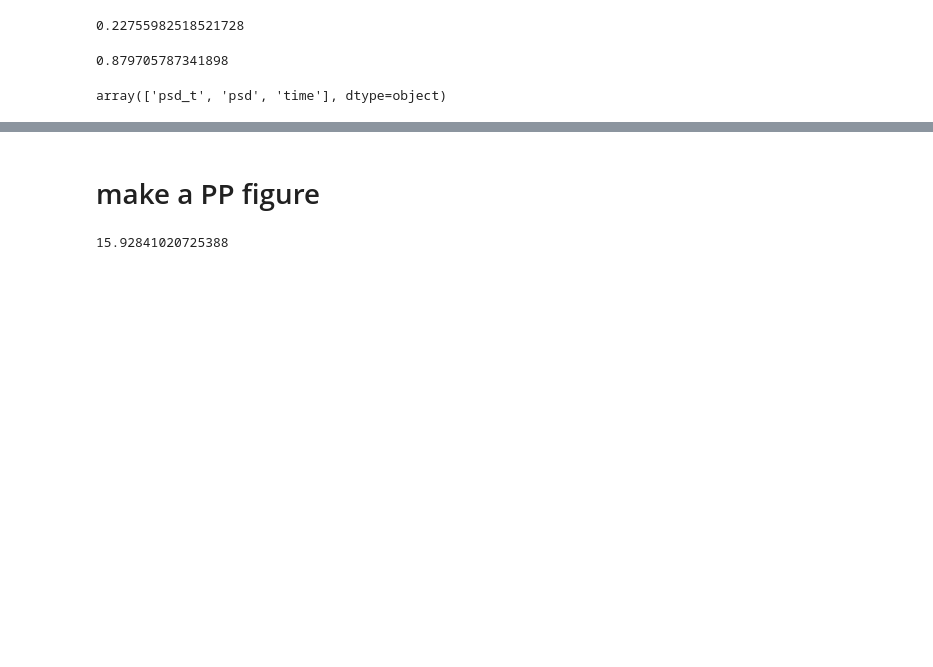
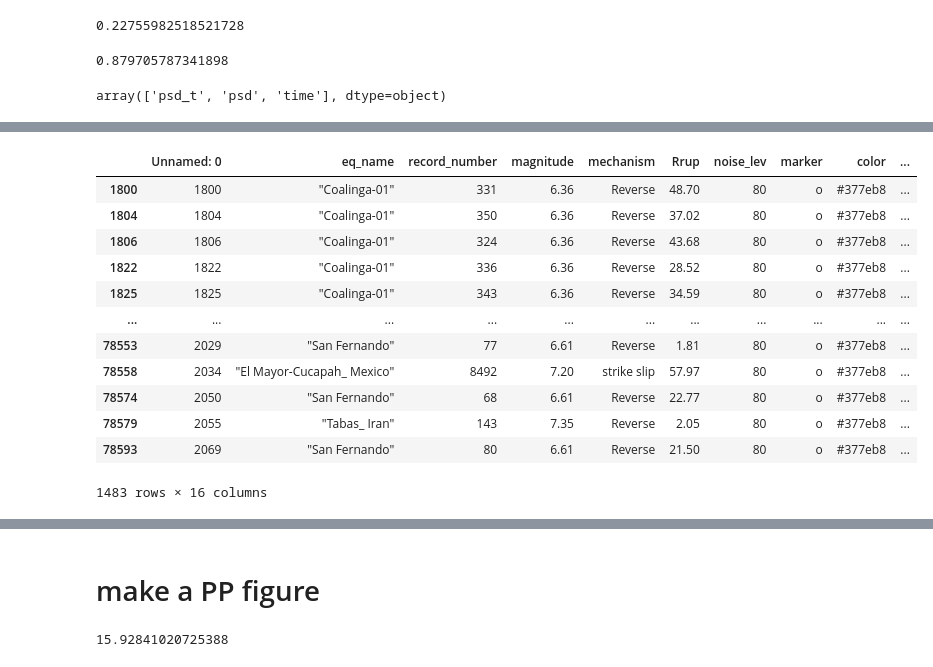
Before and after one commit to timdittmann/psuedosynth_gnss_velocities, a Jupyter notebook: notebooks/mkfigs/snr_augplot.ipynb, the cells around one changed output, grey strips where cells are left out. Saved outputs shown, nothing was run; the diff lists cells and outputs as text; code cells hidden in the pictures; blank space fills up the shorter version.

```diff
--- a/notebooks/mkfigs/snr_augplot.ipynb
+++ b/notebooks/mkfigs/snr_augplot.ipynb
@@ -162 +162,17 @@ plt.savefig('figs/augmentation_pp.png',dpi=200)
+# %%
+tp
+# %% [output]
+|  | Unnamed: 0 | eq_name | record_number | magnitude | mechanism | Rrup | noise_lev | marker | color | ... |
+| 1800 | 1800 | "Coalinga-01" | 331 | 6.36 | Reverse | 48.70 | 80 | o | #377eb8 | ... |
+| 1804 | 1804 | "Coalinga-01" | 350 | 6.36 | Reverse | 37.02 | 80 | o | #377eb8 | ... |
+| 1806 | 1806 | "Coalinga-01" | 324 | 6.36 | Reverse | 43.68 | 80 | o | #377eb8 | ... |
+| 1822 | 1822 | "Coalinga-01" | 336 | 6.36 | Reverse | 28.52 | 80 | o | #377eb8 | ... |
+| 1825 | 1825 | "Coalinga-01" | 343 | 6.36 | Reverse | 34.59 | 80 | o | #377eb8 | ... |
+| ... | ... | ... | ... | ... | ... | ... | ... | ... | ... | ... |
+| 78553 | 2029 | "San Fernando" | 77 | 6.61 | Reverse | 1.81 | 80 | o | #377eb8 | ... |
+| 78558 | 2034 | "El Mayor-Cucapah_ Mexico" | 8492 | 7.20 | strike slip | 57.97 | 80 | o | #377eb8 | ... |
+| 78574 | 2050 | "San Fernando" | 68 | 6.61 | Reverse | 22.77 | 80 | o | #377eb8 | ... |
+| 78579 | 2055 | "Tabas_ Iran" | 143 | 7.35 | Reverse | 2.05 | 80 | o | #377eb8 | ... |
+| 78593 | 2069 | "San Fernando" | 80 | 6.61 | Reverse | 21.50 | 80 | o | #377eb8 | ... |
+1483 rows × 16 columns
 # %%
```
Also changed, not shown: parts of 2 cells of this notebook, 6 other files.
